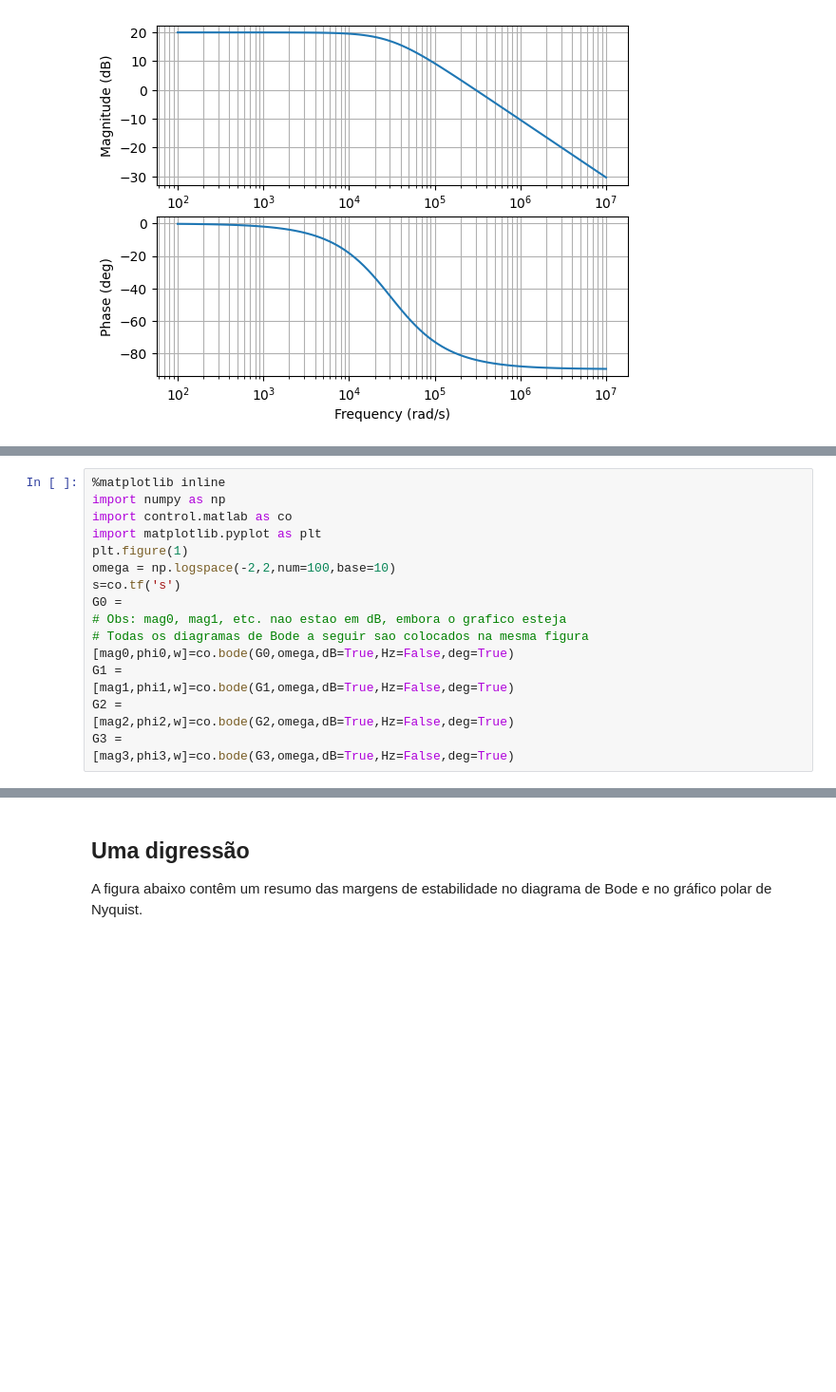
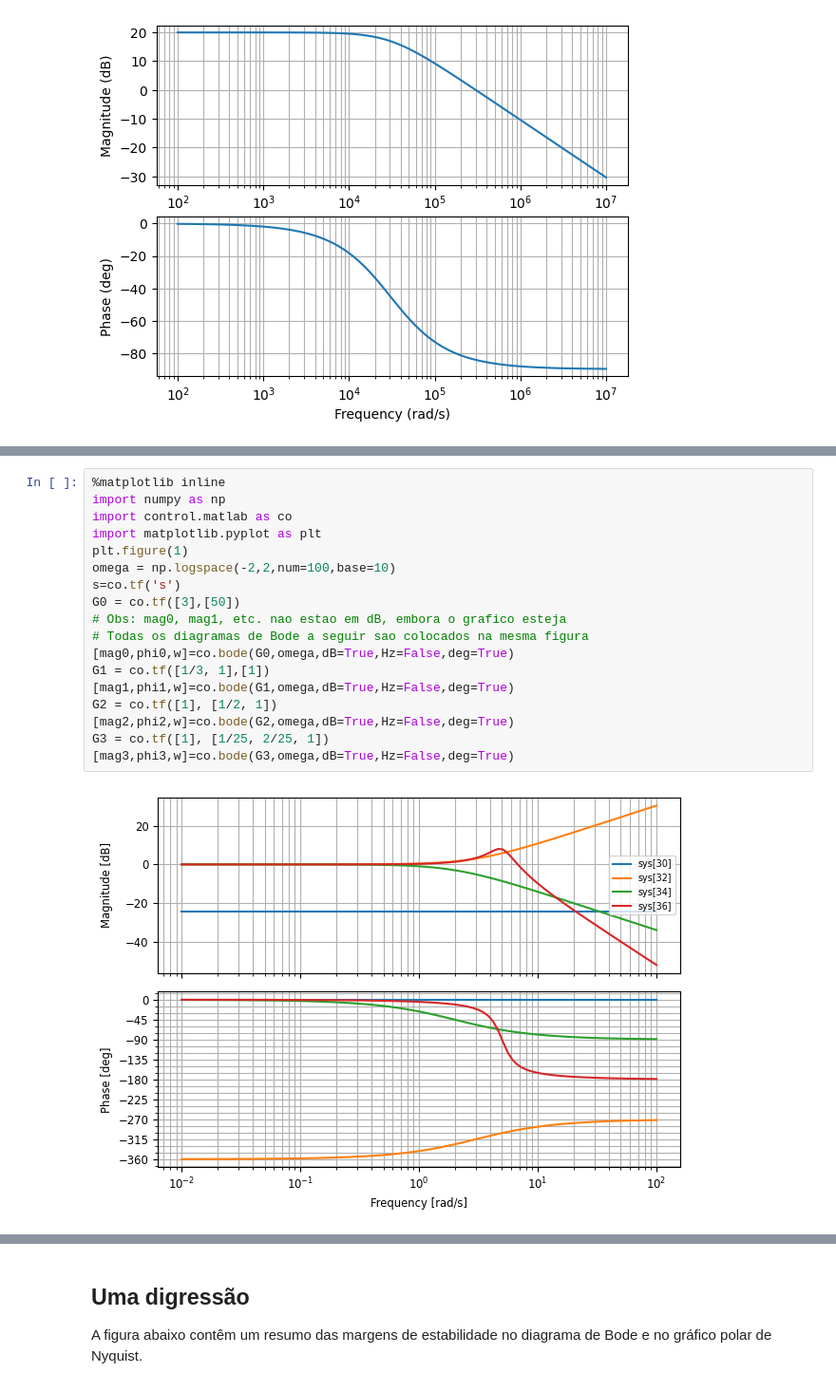
Before and after one commit to Night2077/LAB4, a Jupyter notebook: PMR3404_Lab4V2026.ipynb, the cells around one changed output, grey strips where cells are left out. Shown at 95% size. Saved outputs shown, nothing was run; the diff lists cells and outputs as text; blank space fills up the shorter version.

```diff
--- a/PMR3404_Lab4V2026.ipynb
+++ b/PMR3404_Lab4V2026.ipynb
@@ -153,21 +153,23 @@ para o esboço manual**. Utilizando o 2o. script abaixo. Verifique se o resultad
 # %%
 %matplotlib inline
 import numpy as np
 import control.matlab as co
 import matplotlib.pyplot as plt
 plt.figure(1)
 omega = np.logspace(-2,2,num=100,base=10)
 s=co.tf('s')
-G0 =
+G0 = co.tf([3],[50])
 # Obs: mag0, mag1, etc. nao estao em dB, embora o grafico esteja
 # Todas os diagramas de Bode a seguir sao colocados na mesma figura
 [mag0,phi0,w]=co.bode(G0,omega,dB=True,Hz=False,deg=True)
-G1 =
+G1 = co.tf([1/3, 1],[1])
 [mag1,phi1,w]=co.bode(G1,omega,dB=True,Hz=False,deg=True)
-G2 =
+G2 = co.tf([1], [1/2, 1])
 [mag2,phi2,w]=co.bode(G2,omega,dB=True,Hz=False,deg=True)
-G3 =
+G3 = co.tf([1], [1/25, 2/25, 1])
 [mag3,phi3,w]=co.bode(G3,omega,dB=True,Hz=False,deg=True)
+# %% [output]
+[figure, added]
 # %%
 # Continuacao do script acima
 # Diagrama de Bode utilizando o conceito de soma
```
Also changed, not shown: parts of 3 cells of this notebook.
